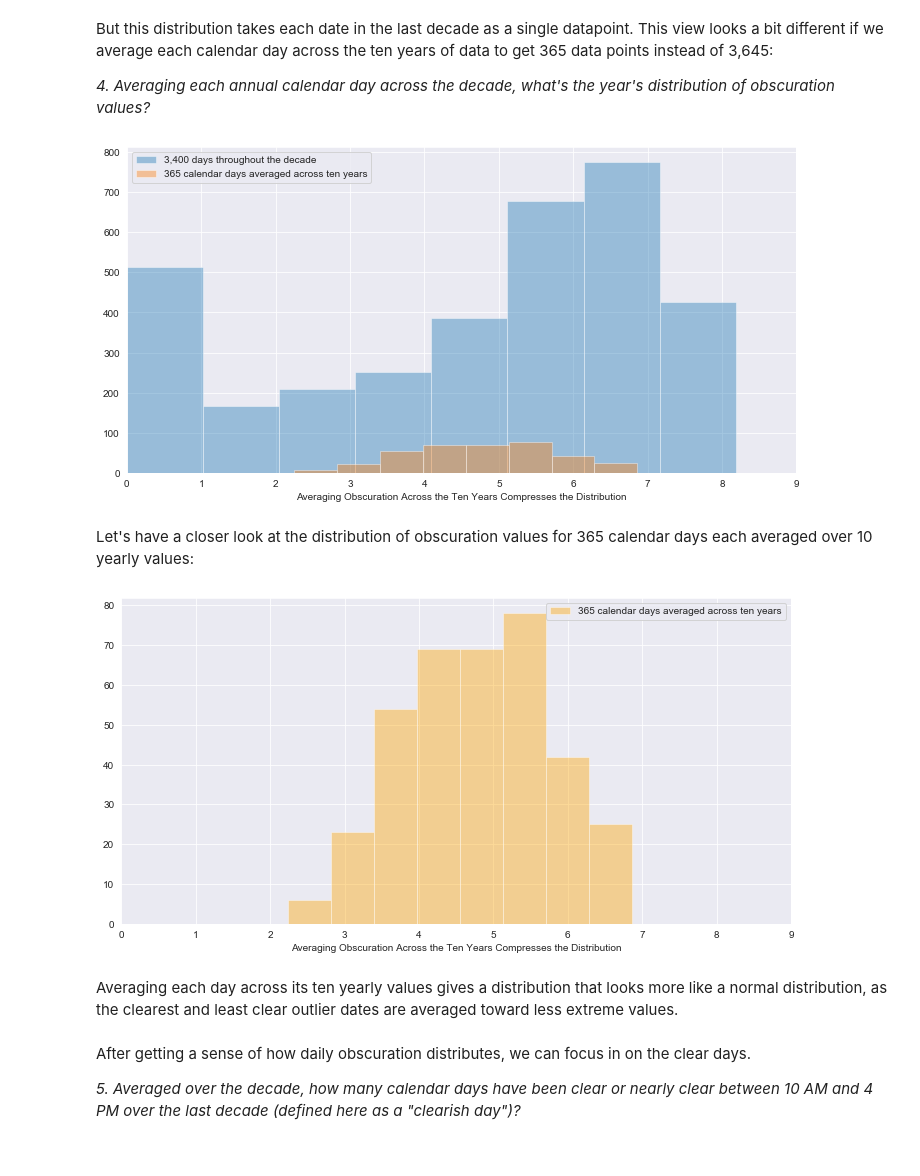
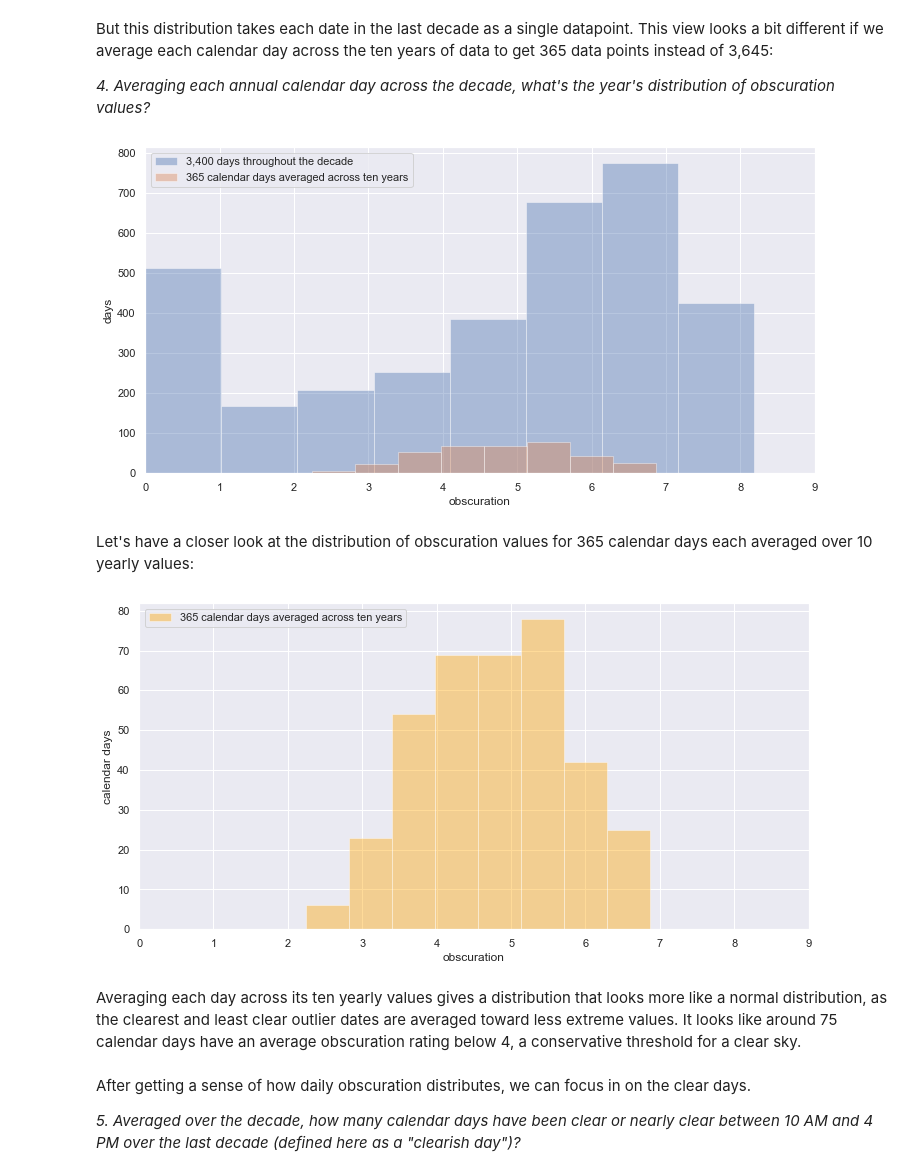
Before and after one commit to jefftrevino/Springboard, a Jupyter notebook: capstone1montereyWeather/exploratory_data_visualization.ipynb, the cells around one changed output. Drawn from its saved outputs; the diff is of its cells as text; code cells hidden in the pictures.

```diff
--- a/capstone1montereyWeather/exploratory_data_visualization.ipynb
+++ b/capstone1montereyWeather/exploratory_data_visualization.ipynb
@@ -27,6 +27,8 @@ Event planners are often most concerned with the presence or absence of sun, whi
 
 *1. Averaged across the whole decade, which hours of the day tend to be more or less sunny (obscured)?*
 # %%
+sns.set()
+
 hourly_obscuration = pd.DataFrame(df.groupby(df.index.hour).averageObscuration.mean())
 hourly_obscuration = hourly_obscuration.reset_index()
 hourly_obscuration.columns = ['hour of the day', 'mean obscuration']
@@ -109,22 +114,24 @@ But this distribution takes each date in the last decade as a single datapoint.
 # %%
 plt.figure(figsize=(12, 6))
 
 obscuration = pd.DataFrame(df['averageObscuration'].groupby([df.index.date]).mean().dropna()) # ten years of individual dates
 obscuration.name = 'There are more cloudy days than sunny days in the last decade.'
 sns.distplot(obscuration,bins=8, kde=False, label='3,400 days throughout the decade')
 
 obscuration_year_averaged_across_decade = pd.DataFrame(df['averageObscuration'].groupby([df.index.month, df.index.day]).mean())
 obscuration_year_averaged_across_decade.name = 'Averaging Obscuration Across the Ten Years Compresses the Distribution'
 sns.distplot(obscuration_year_averaged_across_decade,bins=8, kde=False, label='365 calendar days averaged across ten years')
 
 
 # plt.ylim(0, 500)
 plt.xlim(0, 9)
 plt.legend()
+plt.xlabel('obscuration')
+plt.ylabel('days')
 plt.show()
 # plt.savefig('figures/dailyMeanForDatesAcrossDecade.png') # uncomment to write out figure
 # %% [output]
-[figure, old version]
+[figure, new version]
 # %% [markdown]
 Let's have a closer look at the distribution of obscuration values for 365 calendar days each averaged over 10 yearly values:
 # %%
@@ -137,12 +144,14 @@ sns.distplot(obscuration_year_averaged_across_decade,bins=8, color='orange', kde
 # plt.ylim(0, 500)
 plt.xlim(0, 9)
 plt.legend()
+plt.xlabel('obscuration')
+plt.ylabel('calendar days')
 plt.show()
 # plt.savefig('figures/dailyMeanForDatesAcrossDecade.png') # uncomment to write out figure
 # %% [output]
-[figure, old version]
+[figure, new version]
 # %% [markdown]
-Averaging each day across its ten yearly values gives a distribution that looks more like a normal distribution, as the clearest and least clear outlier dates are averaged toward less extreme values.
+Averaging each day across its ten yearly values gives a distribution that looks more like a normal distribution, as the clearest and least clear outlier dates are averaged toward less extreme values. It looks like around 75 calendar days have an average obscuration rating below 4, a conservative threshold for a clear sky.
 # %% [markdown]
 After getting a sense of how daily obscuration distributes, we can focus in on the clear days.
 
```
Also changed, not shown: parts of 13 cells of this notebook, 4 other files.
